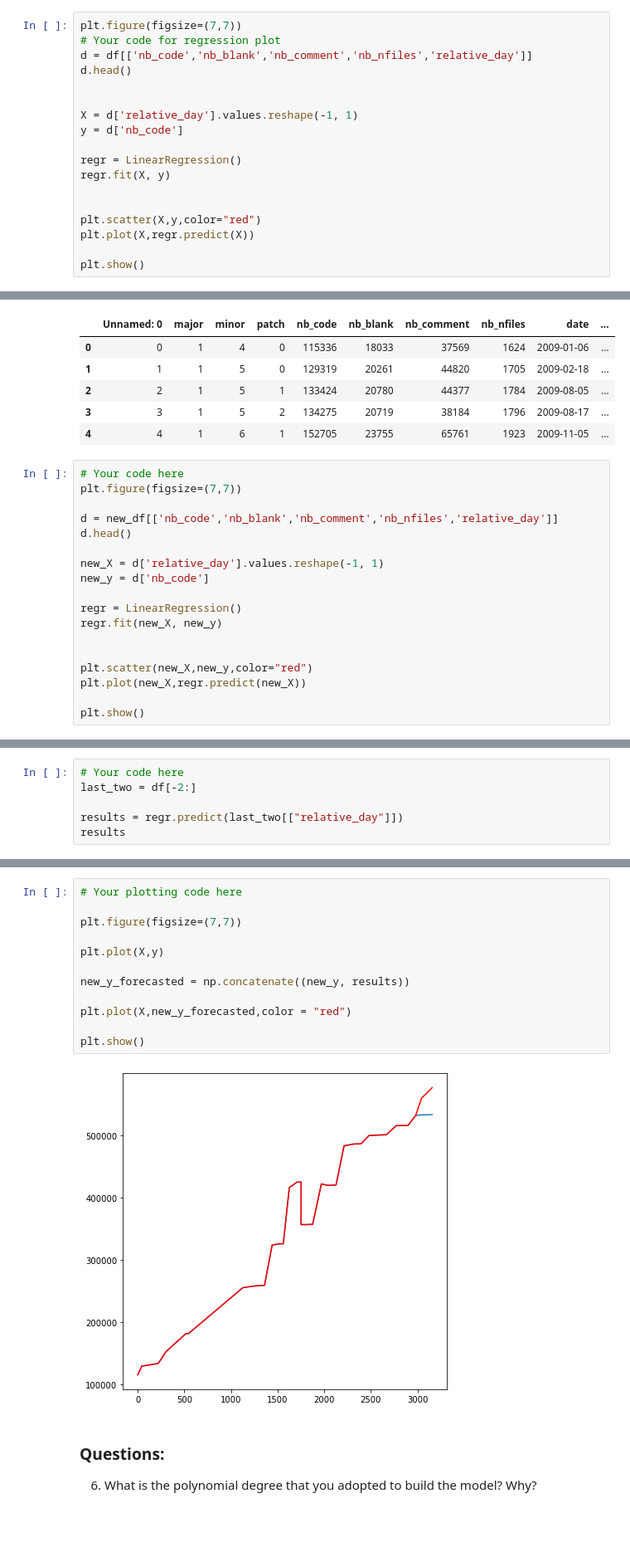
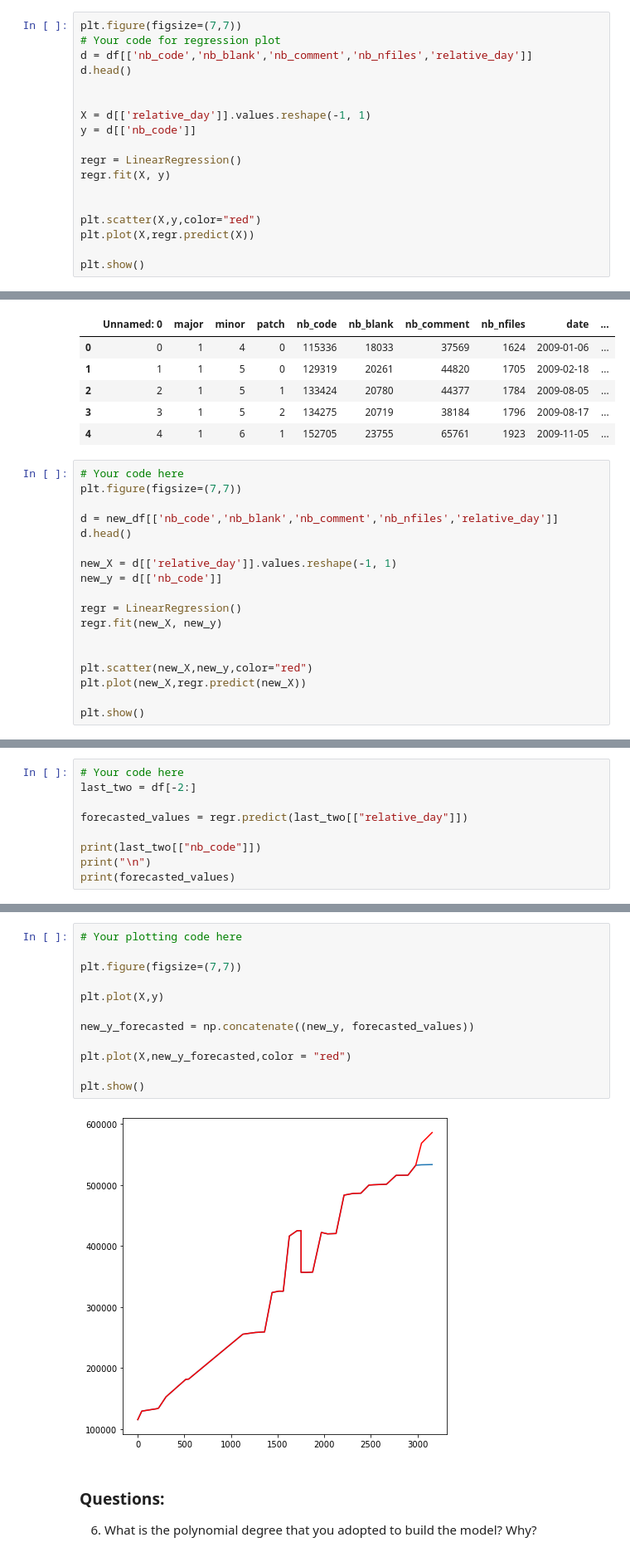
Before and after one commit to GuillaumeKerckhofs/SoftwareEvolution_TP2_2023, a Jupyter notebook: TP2_section2.ipynb, the cells around one changed output, grey strips where cells are left out. Shown at 83% size. Cells and saved outputs as stored; diff of their text form; blank space fills up the shorter version.

```diff
--- a/TP2_section2.ipynb
+++ b/TP2_section2.ipynb
@@ -223,8 +226,8 @@ d = df[['nb_code','nb_blank','nb_comment','nb_nfiles','relative_day']]
 d.head()
 
 
-X = d['relative_day'].values.reshape(-1, 1)
-y = d['nb_code']
+X = d[['relative_day']].values.reshape(-1, 1)
+y = d[['nb_code']]
 
 regr = LinearRegression()
 regr.fit(X, y)
@@ -293,8 +296,8 @@ plt.figure(figsize=(7,7))
 d = new_df[['nb_code','nb_blank','nb_comment','nb_nfiles','relative_day']]
 d.head()
 
-new_X = d['relative_day'].values.reshape(-1, 1)
-new_y = d['nb_code']
+new_X = d[['relative_day']].values.reshape(-1, 1)
+new_y = d[['nb_code']]
 
 regr = LinearRegression()
 regr.fit(new_X, new_y)
@@ -310,6 +313,9 @@ plt.show()
 # Your code here
 last_two = df[-2:]
 
-results = regr.predict(last_two[["relative_day"]])
-results
+forecasted_values = regr.predict(last_two[["relative_day"]])
+
+print(last_two[["nb_code"]])
+print("\n")
+print(forecasted_values)
 # %% [output]
@@ -317,17 +329,17 @@ array([559611.33805246, 576561.35283319])
 # %%
 # Your plotting code here
 
 plt.figure(figsize=(7,7))
 
 plt.plot(X,y)
 
-new_y_forecasted = np.concatenate((new_y, results))
+new_y_forecasted = np.concatenate((new_y, forecasted_values))
 
 plt.plot(X,new_y_forecasted,color = "red")
 
 plt.show()
 # %% [output]
-[figure, old version]
+[figure, new version]
 # %% [markdown]
 ### Questions:
 6. What is the polynomial degree that you adopted to build the model? Why?
```
Also changed, not shown: parts of 19 cells of this notebook.
